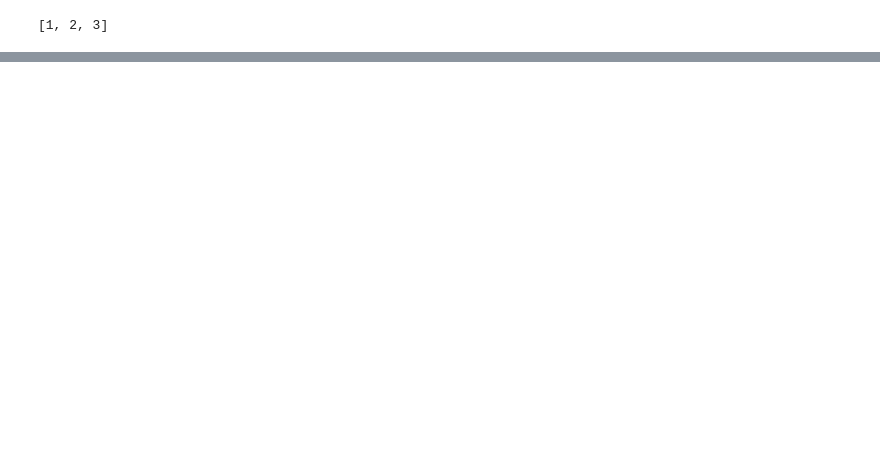
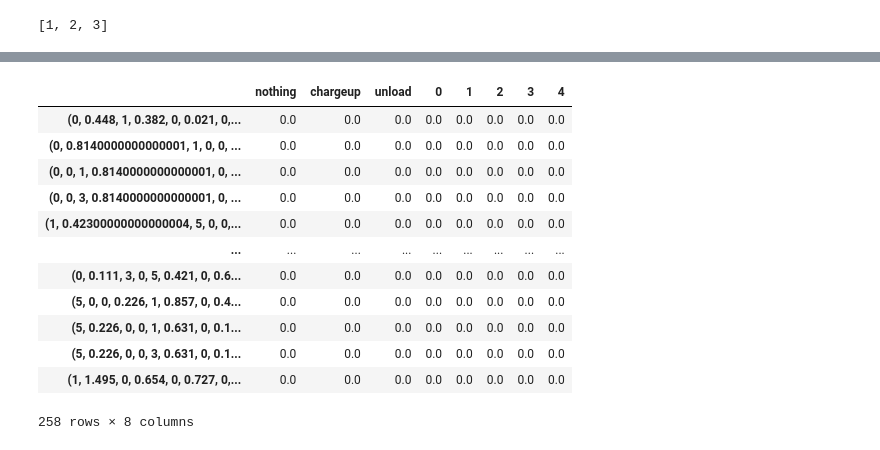
Before and after one commit to Natemen96/ECEMasterProject, a Jupyter notebook: RL/rl_env/networkx_debugging.ipynb, the cells around one changed output, grey strips where cells are left out. Cells and saved outputs as stored; diff of their text form; code cells hidden in the pictures; blank space fills up the shorter version.

```diff
--- a/RL/rl_env/networkx_debugging.ipynb
+++ b/RL/rl_env/networkx_debugging.ipynb
@@ -405,0 +450,18 @@ None
+# %%
+data = pd.read_hdf('../../models/Qtables/qtable_ep_1000.pickle.h5')
+# %%
+data
+# %% [output]
+|  | nothing | chargeup | unload | 0 | 1 | 2 | 3 | 4 |
+| (0, 0.448, 1, 0.382, 0, 0.021, 0,... | 0.0 | 0.0 | 0.0 | 0.0 | 0.0 | 0.0 | 0.0 | 0.0 |
+| (0, 0.8140000000000001, 1, 0, 0, ... | 0.0 | 0.0 | 0.0 | 0.0 | 0.0 | 0.0 | 0.0 | 0.0 |
+| (0, 0, 1, 0.8140000000000001, 0, ... | 0.0 | 0.0 | 0.0 | 0.0 | 0.0 | 0.0 | 0.0 | 0.0 |
+| (0, 0, 3, 0.8140000000000001, 0, ... | 0.0 | 0.0 | 0.0 | 0.0 | 0.0 | 0.0 | 0.0 | 0.0 |
+| (1, 0.42300000000000004, 5, 0, 0,... | 0.0 | 0.0 | 0.0 | 0.0 | 0.0 | 0.0 | 0.0 | 0.0 |
+| ... | ... | ... | ... | ... | ... | ... | ... | ... |
+| (0, 0.111, 3, 0, 5, 0.421, 0, 0.6... | 0.0 | 0.0 | 0.0 | 0.0 | 0.0 | 0.0 | 0.0 | 0.0 |
+| (5, 0, 0, 0.226, 1, 0.857, 0, 0.4... | 0.0 | 0.0 | 0.0 | 0.0 | 0.0 | 0.0 | 0.0 | 0.0 |
+| (5, 0.226, 0, 0, 1, 0.631, 0, 0.1... | 0.0 | 0.0 | 0.0 | 0.0 | 0.0 | 0.0 | 0.0 | 0.0 |
+| (5, 0.226, 0, 0, 3, 0.631, 0, 0.1... | 0.0 | 0.0 | 0.0 | 0.0 | 0.0 | 0.0 | 0.0 | 0.0 |
+| (1, 1.495, 0, 0.654, 0, 0.727, 0,... | 0.0 | 0.0 | 0.0 | 0.0 | 0.0 | 0.0 | 0.0 | 0.0 |
+258 rows × 8 columns
```
Also changed, not shown: parts of 26 cells of this notebook, 4 other files.
